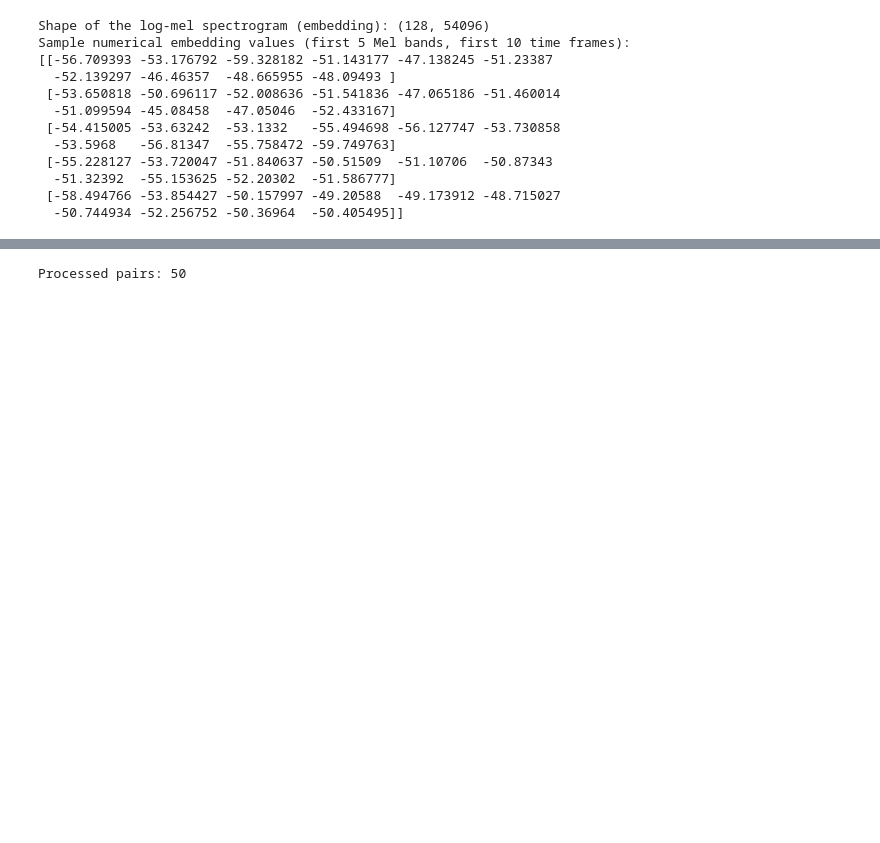
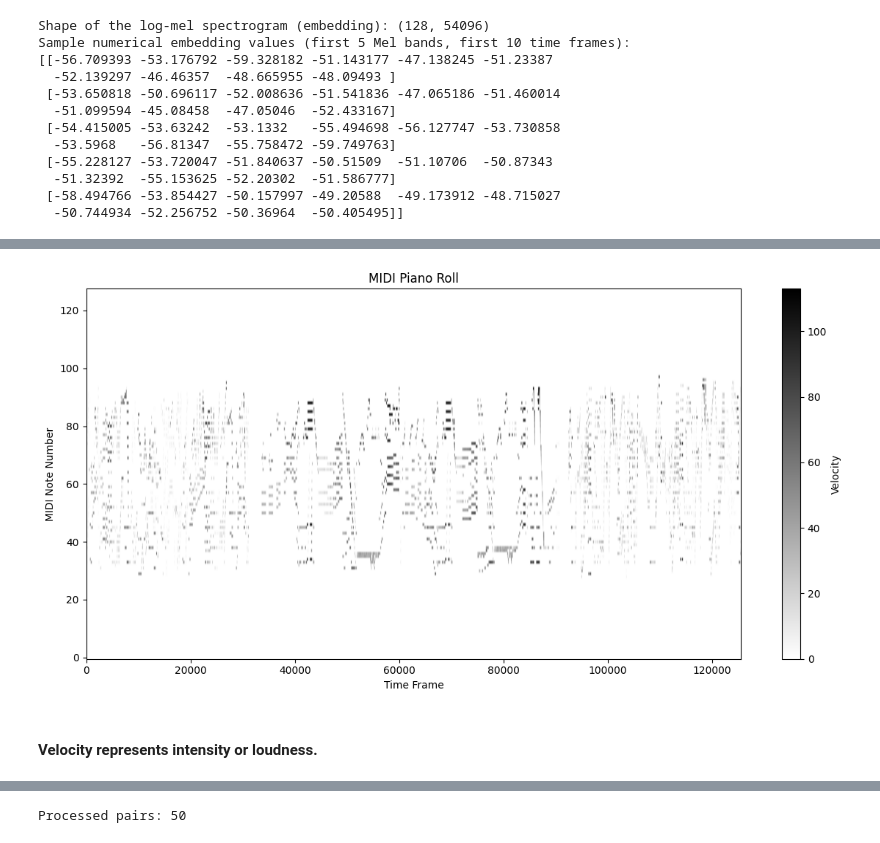
Before and after one commit to monobinab-source/ai-ml, a Jupyter notebook: emeritus-ai-ml/music_transcribe/audio_music_data_exploration_and_svm_model.ipynb, the cells around one changed output, grey strips where cells are left out. Saved outputs shown, nothing was run; the diff lists cells and outputs as text; code cells hidden in the pictures; blank space fills up the shorter version.

```diff
--- a/emeritus-ai-ml/music_transcribe/audio_music_data_exploration_and_svm_model.ipynb
+++ b/emeritus-ai-ml/music_transcribe/audio_music_data_exploration_and_svm_model.ipynb
@@ -327,0 +364,17 @@ Sample numerical embedding values (first 5 Mel bands, first 10 time frames):
+# %%
+import pretty_midi
+
+# Replace .mp3 with .midi to get the corresponding MIDI file path
+midi_path = "/tmp/audio_and_midi/MIDI-Unprocessed_Chamber1_MID--AUDIO_07_R3_2018_wav--2.midi"
+
+# Load the MIDI file
+midi_data = pretty_midi.PrettyMIDI(midi_path)
+
+# List all instruments
+for i, instrument in enumerate(midi_data.instruments):
+    print(f"Instrument {i}: {'Piano' if instrument.is_drum == False else 'Drum'}, Program: {instrument.program}, Notes: {len(instrument.notes)}")
+
+# Inspect first few notes
+for note in midi_data.instruments[0].notes[:10]:
+    print(f"Note: {note.pitch} ({pretty_midi.note_number_to_name(note.pitch)}), "
+          f"Start: {note.start:.2f}s, End: {note.end:.2f}s, Velocity: {note.velocity}")
@@ -327,0 +393,19 @@ Sample numerical embedding values (first 5 Mel bands, first 10 time frames):
+# %%
+import matplotlib.pyplot as plt
+import pretty_midi
+
+midi_data = pretty_midi.PrettyMIDI(midi_path)
+piano_roll = midi_data.get_piano_roll(fs=100)  # 100 time frames per second
+
+plt.figure(figsize=(12, 6))
+plt.imshow(piano_roll, aspect='auto', origin='lower', cmap='gray_r')
+plt.title("MIDI Piano Roll")
+plt.xlabel("Time Frame")
+plt.ylabel("MIDI Note Number")
+plt.colorbar(label="Velocity")
+plt.tight_layout()
+plt.show()
+# %% [output]
+[figure, added]
+# %% [markdown]
+#### Velocity represents intensity or loudness.
```
Also changed, not shown: parts of 15 cells of this notebook, 3 other files.
